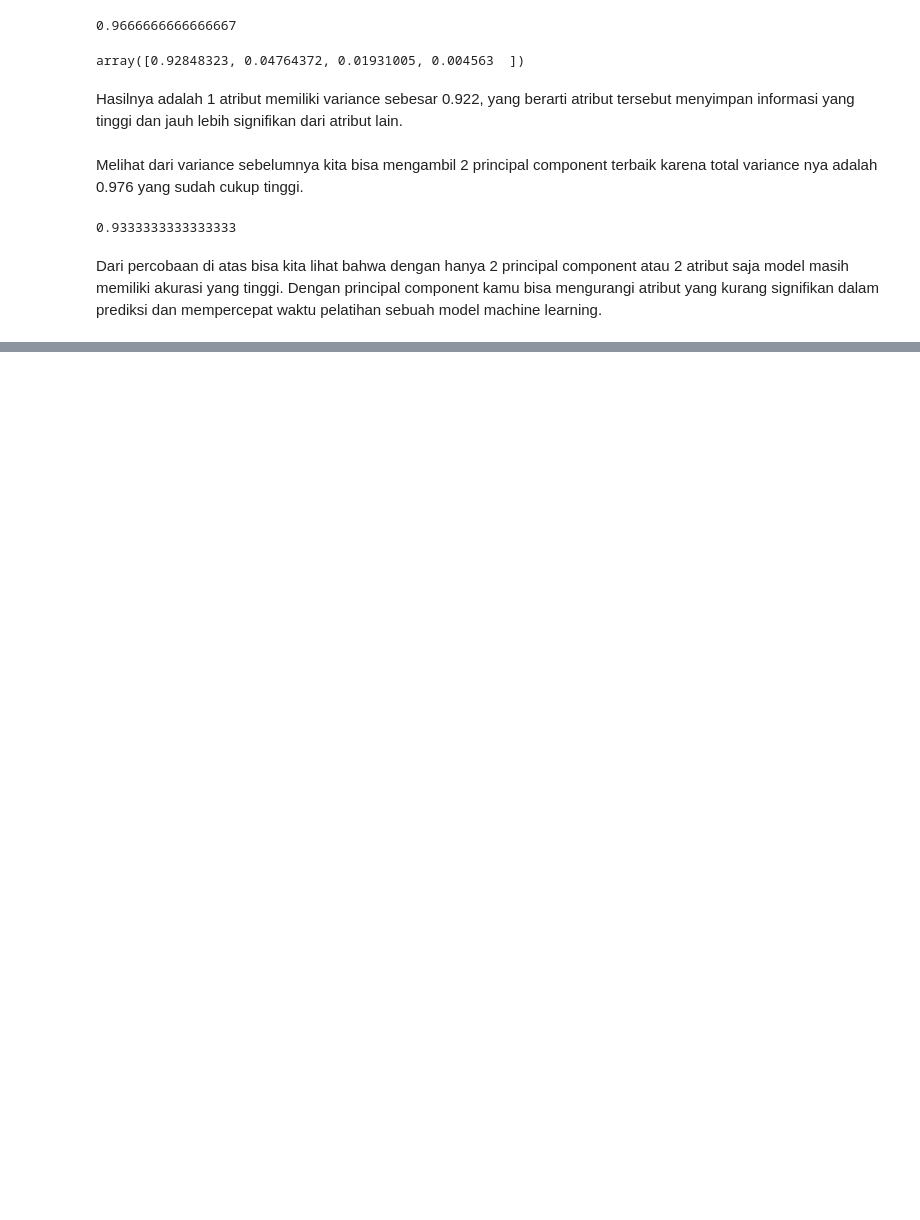
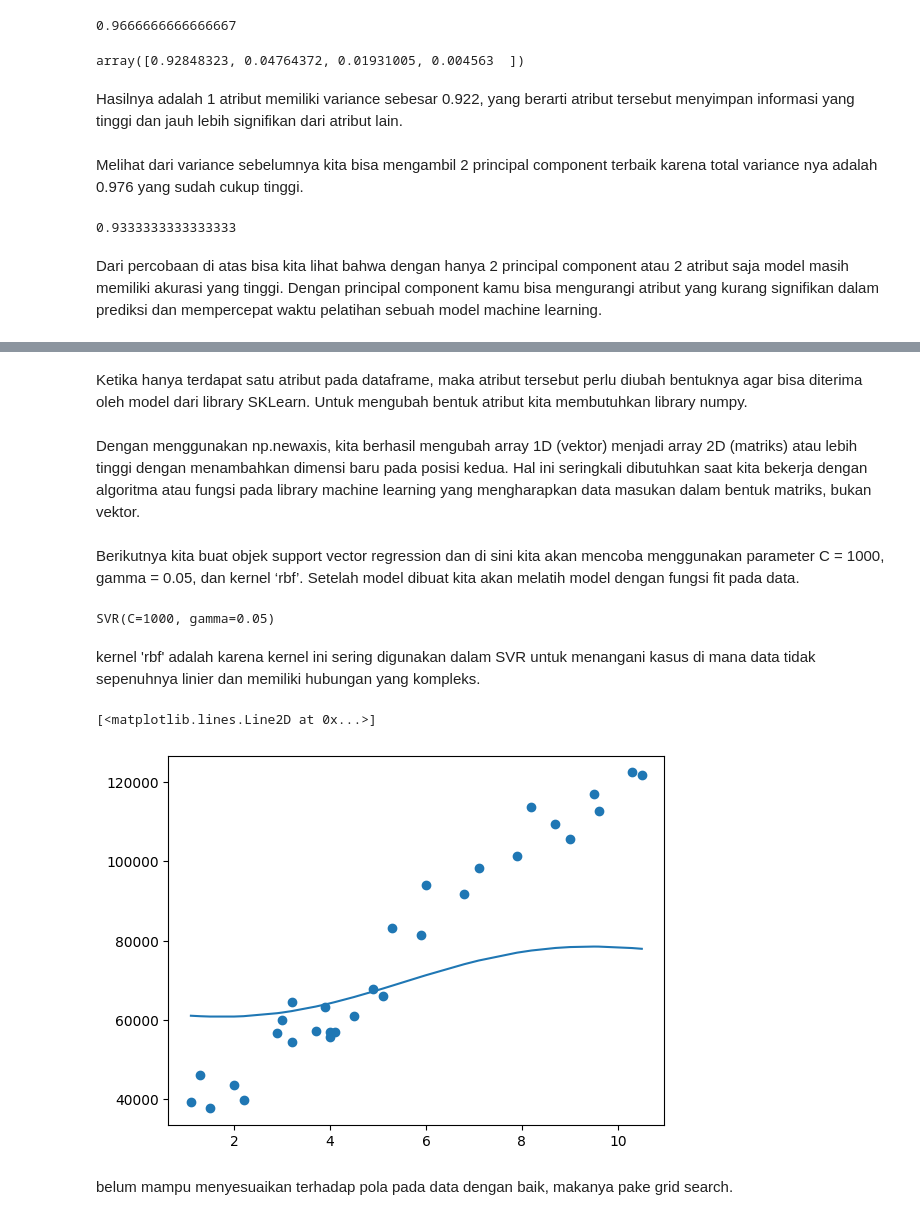
Before and after one commit to wansabrina/machine-learning-dicoding, a Jupyter notebook: notes/machinelearning.ipynb, the cells around one changed output, grey strips where cells are left out. Drawn from its saved outputs; the diff is of its cells as text; code cells hidden in the pictures; blank space fills up the shorter version.

```diff
--- a/notes/machinelearning.ipynb
+++ b/notes/machinelearning.ipynb
@@ -567,0 +656,7 @@ Dari percobaan di atas bisa kita lihat bahwa dengan hanya 2 principal component
+# %%
+import pandas as pd
+
+data = pd.read_csv('SalaryData/Salary_Data.csv')
+
+data.info()
+data.head()
@@ -567,0 +679,41 @@ Dari percobaan di atas bisa kita lihat bahwa dengan hanya 2 principal component
+# %% [markdown]
+ Ketika hanya terdapat satu atribut pada dataframe, maka atribut tersebut perlu diubah bentuknya agar bisa diterima oleh model dari library SKLearn. Untuk mengubah bentuk atribut kita membutuhkan library numpy.
+# %%
+import numpy as np
+
+# memisahkan atribut dan label
+x = data['YearsExperience']
+y = data['Salary']
+
+# mengubah objek Series menjadi array NumPy, kalau langsung baris terakhir udah ga support katanya
+x = x.to_numpy()
+
+# mengubah array 1D (vektor) menjadi array 2D (matriks) dengan menambahkan dimensi baru pada posisi kedua.
+x = x[:,np.newaxis]
+# %% [markdown]
+Dengan menggunakan np.newaxis, kita berhasil mengubah array 1D (vektor) menjadi array 2D (matriks) atau lebih tinggi dengan menambahkan dimensi baru pada posisi kedua. Hal ini seringkali dibutuhkan saat kita bekerja dengan algoritma atau fungsi pada library machine learning yang mengharapkan data masukan dalam bentuk matriks, bukan vektor.
+# %% [markdown]
+Berikutnya kita buat objek support vector regression dan di sini kita akan mencoba menggunakan parameter C = 1000, gamma = 0.05, dan kernel ‘rbf’. Setelah model dibuat kita akan melatih model dengan fungsi fit pada data.
+# %%
+from sklearn.svm import SVR
+
+# membangun model dengan parameter C, gamma, dan kernel
+model = SVR(C=1000, gamma=0.05, kernel='rbf')
+
+# melatih model
+model.fit(x,y)
+# %% [output]
+SVR(C=1000, gamma=0.05)
+# %% [markdown]
+kernel 'rbf' adalah karena kernel ini sering digunakan dalam SVR untuk menangani kasus di mana data tidak sepenuhnya linier dan memiliki hubungan yang kompleks.
+# %%
+import matplotlib.pyplot as plt
+
+# visualisasi model
+plt.scatter(x,y)
+plt.plot(x, model.predict(x))
+# %% [output]
+[<matplotlib.lines.Line2D at 0x...>]
+[figure, added]
+# %% [markdown]
+belum mampu menyesuaikan terhadap pola pada data dengan baik, makanya pake grid search.
```
Also changed, not shown: parts of 27 cells of this notebook, 3 other files.
